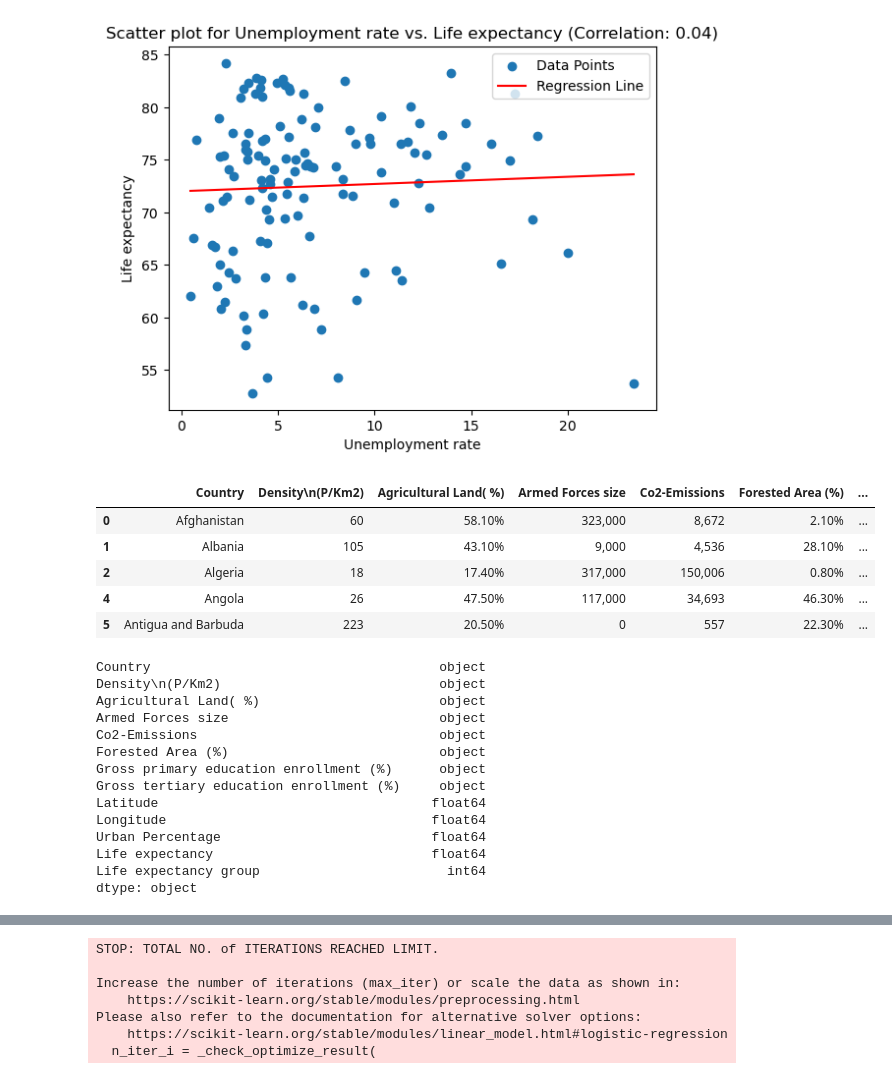
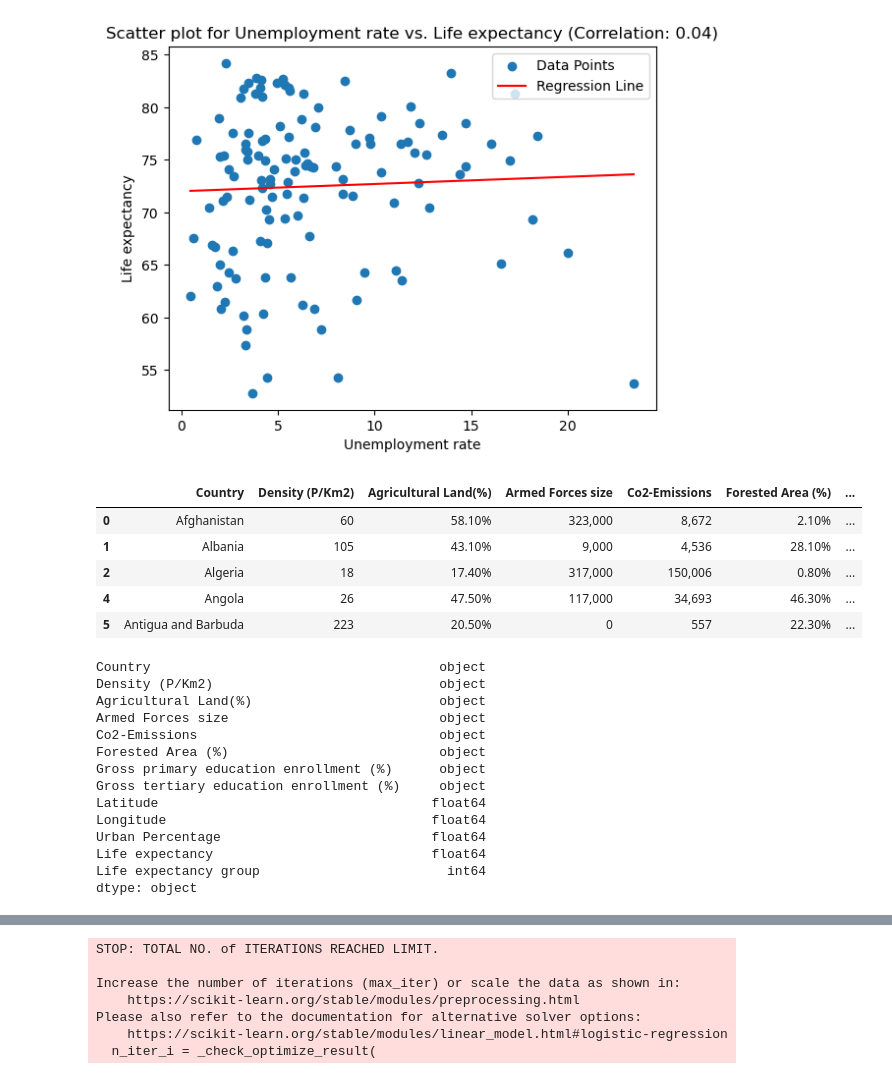
Before and after one commit to azrielmt/global-life-expectancy-investigation, a Jupyter notebook: data_clean.ipynb, the cells around one changed output, grey strips where cells are left out. Drawn from its saved outputs; the diff is of its cells as text; code cells hidden in the pictures.

```diff
--- a/data_clean.ipynb
+++ b/data_clean.ipynb
@@ -50,3 +50,6 @@ copy_df.head()
 | 3 | Andorra | 164 | AD | 40.00% | 468 | NaN | ... |
 | 4 | Angola | 26 | AO | 47.50% | 1,246,700 | 117,000 | ... |
 5 rows × 35 columns
+# %%
+copy_df = copy_df.rename(columns={"Density\n(P/Km2)":"Density (P/Km2)", "Agricultural Land( %)":"Agricultural Land(%)"})
+copy_df.head()
@@ -889,22 +962,22 @@ for idx, correlation in weakest_correlation.iterrows():
 # %%
 #Created the third and last dataframe for conditions.
 conditions_df = cleaned_df[["Country",
-                            "Density\n(P/Km2)",
-                            "Agricultural Land( %)",
+                            "Density (P/Km2)",
+                            "Agricultural Land(%)",
                             "Armed Forces size",
                             "Co2-Emissions",
                             "Forested Area (%)",
                             "Gross primary education enrollment (%)",
                             "Gross tertiary education enrollment (%)",
                             "Latitude",
                             "Longitude",
                             "Urban Percentage",
                             "Life expectancy",
                             "Life expectancy group"]]
 conditions_df = conditions_df.dropna()
 conditions_df.head()
 # %% [output]
-|  | Country | Density\n(P/Km2) | Agricultural Land( %) | Armed Forces size | Co2-Emissions | Forested Area (%) | ... |
+|  | Country | Density (P/Km2) | Agricultural Land(%) | Armed Forces size | Co2-Emissions | Forested Area (%) | ... |
 | 0 | Afghanistan | 60 | 58.10% | 323,000 | 8,672 | 2.10% | ... |
 | 1 | Albania | 105 | 43.10% | 9,000 | 4,536 | 28.10% | ... |
 | 2 | Algeria | 18 | 17.40% | 317,000 | 150,006 | 0.80% | ... |
@@ -915,8 +988,8 @@ conditions_df.head()
 conditions_df.dtypes
 # %% [output]
 Country                                     object
-Density\n(P/Km2)                            object
-Agricultural Land( %)                       object
+Density (P/Km2)                             object
+Agricultural Land(%)                        object
 Armed Forces size                           object
 Co2-Emissions                               object
 Forested Area (%)                           object
```
Also changed, not shown: parts of 18 cells of this notebook, 1 other file.
